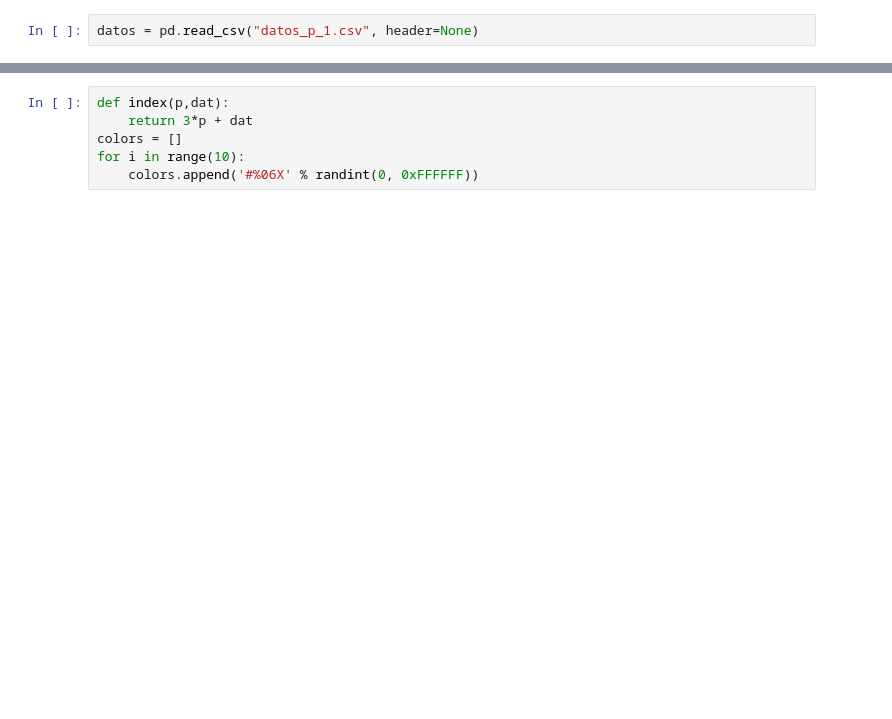
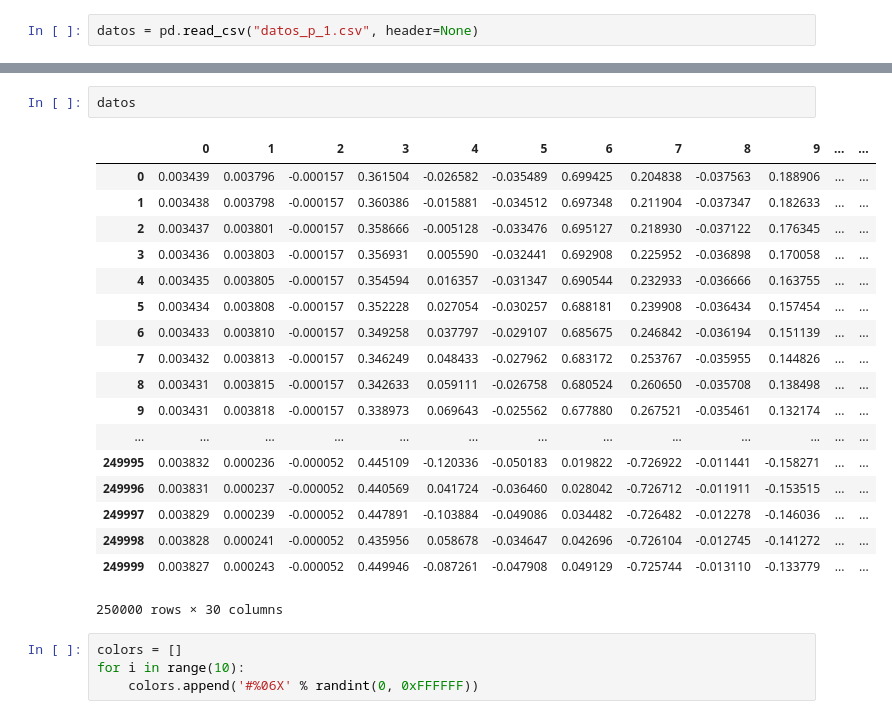
Before and after one commit to daavera/METODOS, a Jupyter notebook: Clases/TAREA_3/PLANETAS/Untitled.ipynb, the cells around one changed output, grey strips where cells are left out. Saved outputs shown, nothing was run; the diff lists cells and outputs as text; blank space fills up the shorter version.

```diff
--- a/Clases/TAREA_3/PLANETAS/Untitled.ipynb
+++ b/Clases/TAREA_3/PLANETAS/Untitled.ipynb
@@ -18,6 +11,25 @@ datos = pd.read_csv("datos_p_1.csv", header=None)
+# %%
+datos
+# %% [output]
+|  | 0 | 1 | 2 | 3 | 4 | 5 | 6 | 7 | 8 | 9 | ... | ... |
+| 0 | 0.003439 | 0.003796 | -0.000157 | 0.361504 | -0.026582 | -0.035489 | 0.699425 | 0.204838 | -0.037563 | 0.188906 | ... | ... |
+| 1 | 0.003438 | 0.003798 | -0.000157 | 0.360386 | -0.015881 | -0.034512 | 0.697348 | 0.211904 | -0.037347 | 0.182633 | ... | ... |
+| 2 | 0.003437 | 0.003801 | -0.000157 | 0.358666 | -0.005128 | -0.033476 | 0.695127 | 0.218930 | -0.037122 | 0.176345 | ... | ... |
+| 3 | 0.003436 | 0.003803 | -0.000157 | 0.356931 | 0.005590 | -0.032441 | 0.692908 | 0.225952 | -0.036898 | 0.170058 | ... | ... |
+| 4 | 0.003435 | 0.003805 | -0.000157 | 0.354594 | 0.016357 | -0.031347 | 0.690544 | 0.232933 | -0.036666 | 0.163755 | ... | ... |
+| 5 | 0.003434 | 0.003808 | -0.000157 | 0.352228 | 0.027054 | -0.030257 | 0.688181 | 0.239908 | -0.036434 | 0.157454 | ... | ... |
+| 6 | 0.003433 | 0.003810 | -0.000157 | 0.349258 | 0.037797 | -0.029107 | 0.685675 | 0.246842 | -0.036194 | 0.151139 | ... | ... |
+| 7 | 0.003432 | 0.003813 | -0.000157 | 0.346249 | 0.048433 | -0.027962 | 0.683172 | 0.253767 | -0.035955 | 0.144826 | ... | ... |
+| 8 | 0.003431 | 0.003815 | -0.000157 | 0.342633 | 0.059111 | -0.026758 | 0.680524 | 0.260650 | -0.035708 | 0.138498 | ... | ... |
+| 9 | 0.003431 | 0.003818 | -0.000157 | 0.338973 | 0.069643 | -0.025562 | 0.677880 | 0.267521 | -0.035461 | 0.132174 | ... | ... |
+| ... | ... | ... | ... | ... | ... | ... | ... | ... | ... | ... | ... | ... |
+| 249995 | 0.003832 | 0.000236 | -0.000052 | 0.445109 | -0.120336 | -0.050183 | 0.019822 | -0.726922 | -0.011441 | -0.158271 | ... | ... |
+| 249996 | 0.003831 | 0.000237 | -0.000052 | 0.440569 | 0.041724 | -0.036460 | 0.028042 | -0.726712 | -0.011911 | -0.153515 | ... | ... |
+| 249997 | 0.003829 | 0.000239 | -0.000052 | 0.447891 | -0.103884 | -0.049086 | 0.034482 | -0.726482 | -0.012278 | -0.146036 | ... | ... |
+| 249998 | 0.003828 | 0.000241 | -0.000052 | 0.435956 | 0.058678 | -0.034647 | 0.042696 | -0.726104 | -0.012745 | -0.141272 | ... | ... |
+| 249999 | 0.003827 | 0.000243 | -0.000052 | 0.449946 | -0.087261 | -0.047908 | 0.049129 | -0.725744 | -0.013110 | -0.133779 | ... | ... |
+250000 rows × 30 columns
 # %%
-def index(p,dat):
-    return 3*p + dat
 colors = []
 for i in range(10):
     colors.append('#%06X' % randint(0, 0xFFFFFF))
```
Also changed, not shown: parts of 8 cells of this notebook, 4 other files.
